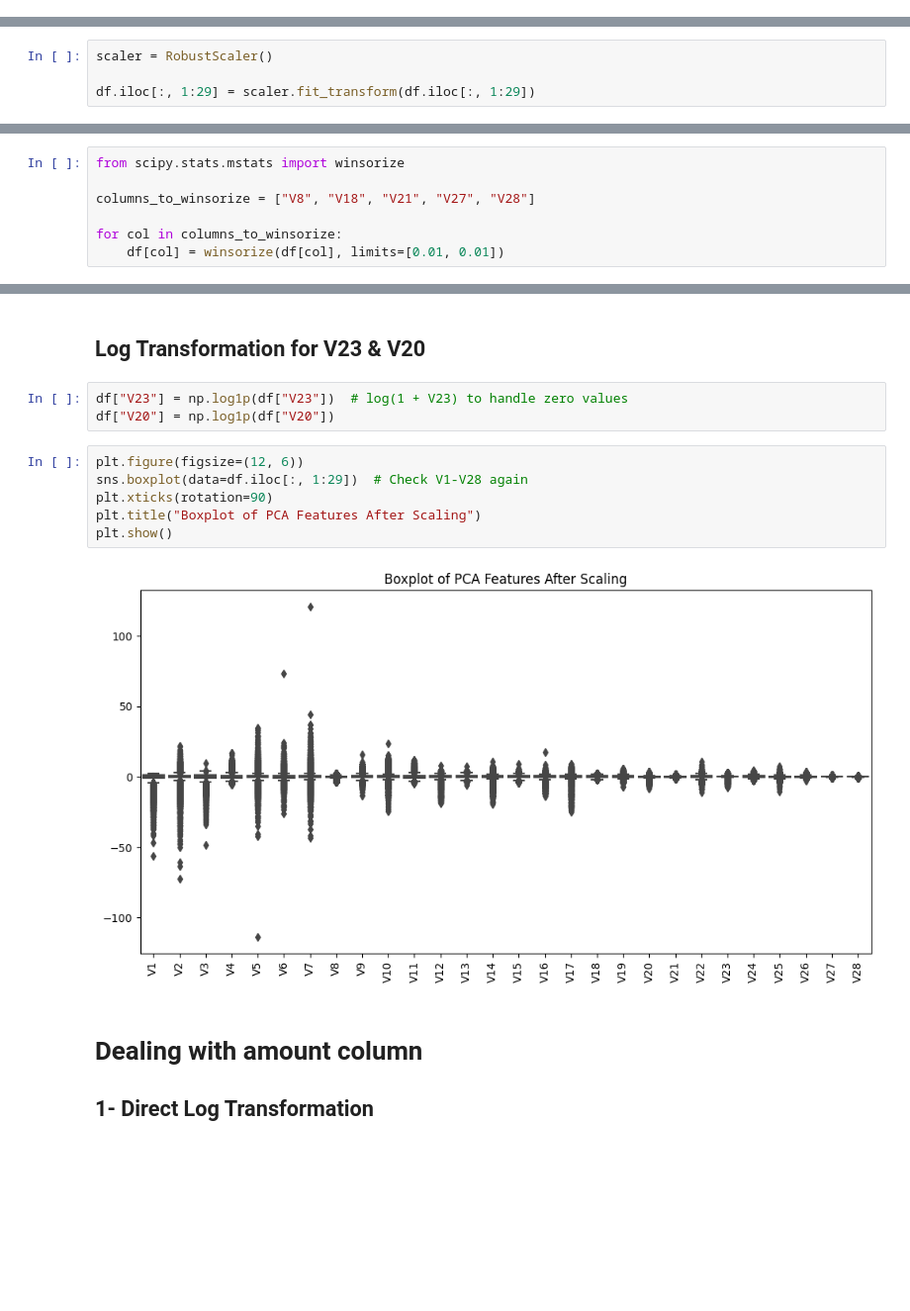
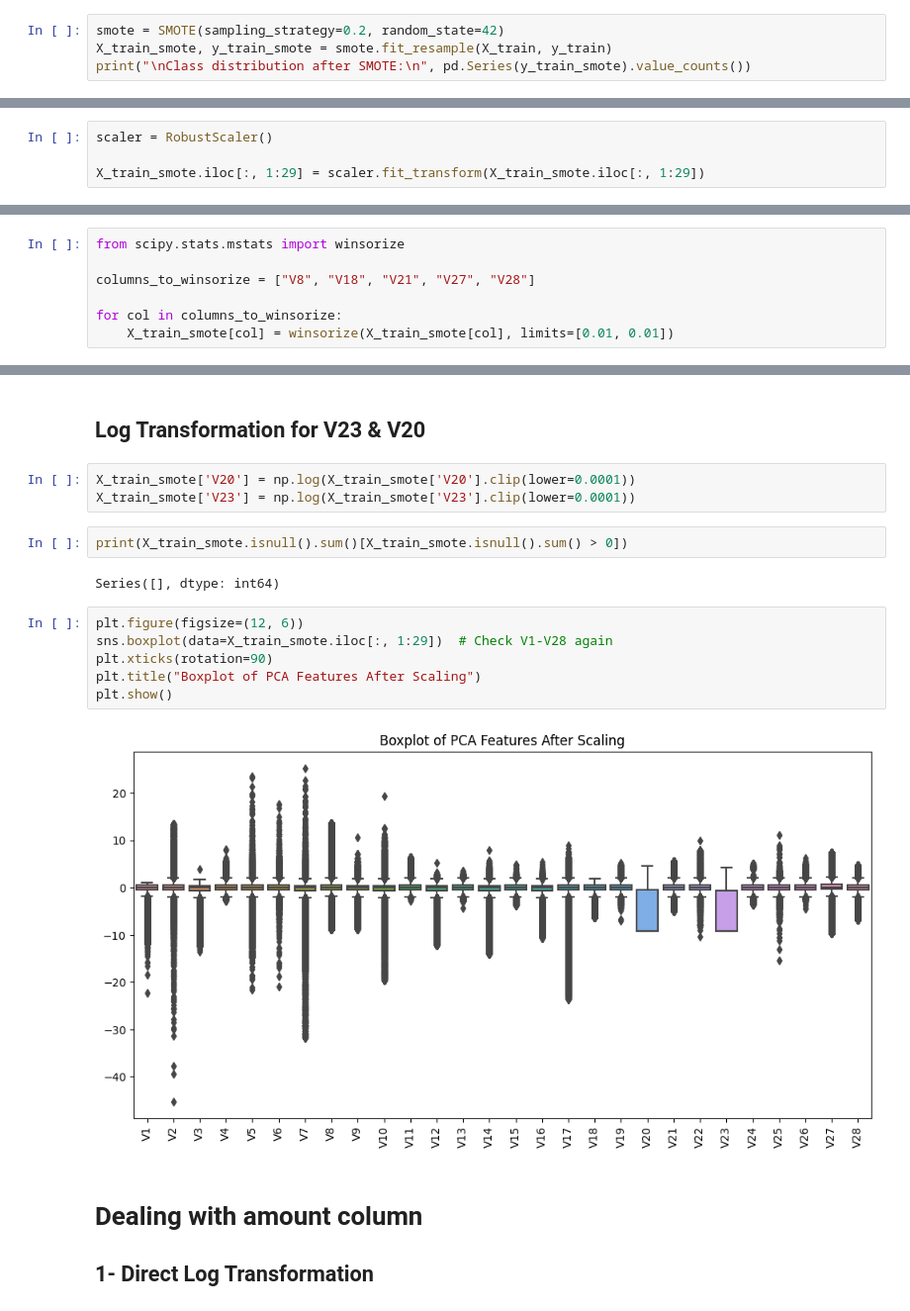
Before and after one commit to MohsseniMahdi/anomguard, a Jupyter notebook: notebooks/Mahdi_V2.ipynb, the cells around one changed output, grey strips where cells are left out. Shown at 99% size. Drawn from its saved outputs; the diff is of its cells as text; blank space fills up the shorter version.

```diff
--- a/notebooks/Mahdi_V2.ipynb
+++ b/notebooks/Mahdi_V2.ipynb
@@ -206,0 +230,4 @@ df.head()
+# %%
+smote = SMOTE(sampling_strategy=0.2, random_state=42)
+X_train_smote, y_train_smote = smote.fit_resample(X_train, y_train)
+print("\nClass distribution after SMOTE:\n", pd.Series(y_train_smote).value_counts())
@@ -262,6 +338,6 @@ plt.show()
 # %%
 scaler = RobustScaler()
 
-df.iloc[:, 1:29] = scaler.fit_transform(df.iloc[:, 1:29])
+X_train_smote.iloc[:, 1:29] = scaler.fit_transform(X_train_smote.iloc[:, 1:29])
 # %%
 plt.figure(figsize=(12, 6))
@@ -279,6 +355,6 @@ from scipy.stats.mstats import winsorize
 columns_to_winsorize = ["V8", "V18", "V21", "V27", "V28"]
 
 for col in columns_to_winsorize:
-    df[col] = winsorize(df[col], limits=[0.01, 0.01])
+    X_train_smote[col] = winsorize(X_train_smote[col], limits=[0.01, 0.01])
 # %%
 plt.figure(figsize=(12, 6))
@@ -306,17 +382,21 @@ V23    141863
 dtype: int64
 # %% [markdown]
 ## Log Transformation for V23 & V20
-# %%
-df["V23"] = np.log1p(df["V23"])  # log(1 + V23) to handle zero values
-df["V20"] = np.log1p(df["V20"])
+# %%
+X_train_smote['V20'] = np.log(X_train_smote['V20'].clip(lower=0.0001))
+X_train_smote['V23'] = np.log(X_train_smote['V23'].clip(lower=0.0001))
+# %%
+print(X_train_smote.isnull().sum()[X_train_smote.isnull().sum() > 0])
+# %% [output]
+Series([], dtype: int64)
 # %%
 plt.figure(figsize=(12, 6))
-sns.boxplot(data=df.iloc[:, 1:29])  # Check V1-V28 again
+sns.boxplot(data=X_train_smote.iloc[:, 1:29])  # Check V1-V28 again
 plt.xticks(rotation=90)
 plt.title("Boxplot of PCA Features After Scaling")
 plt.show()
 # %% [output]
-[figure, old version]
+[figure, new version]
 # %% [markdown]
 # Dealing with amount column
 ## 1- Direct Log Transformation
```
Also changed, not shown: parts of 36 cells of this notebook.
